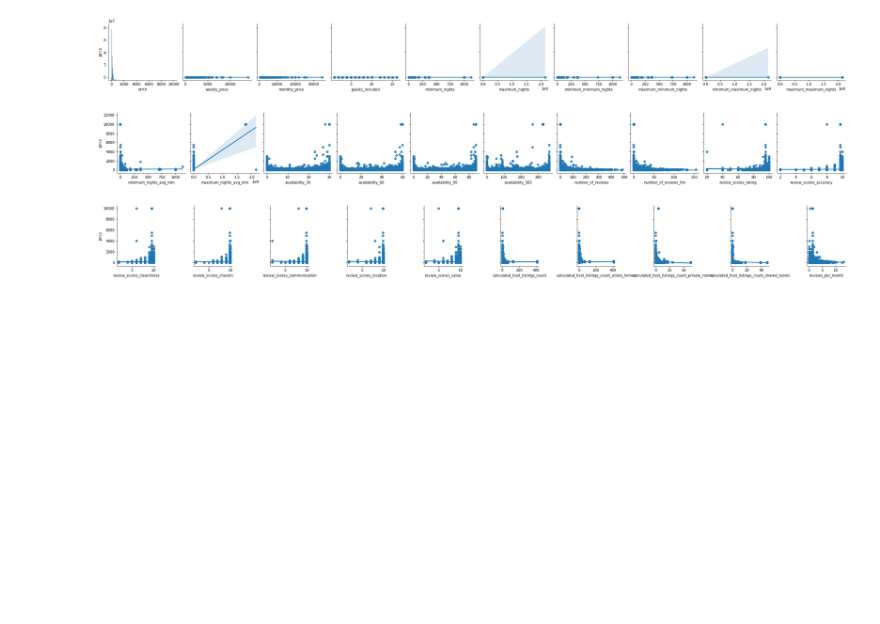
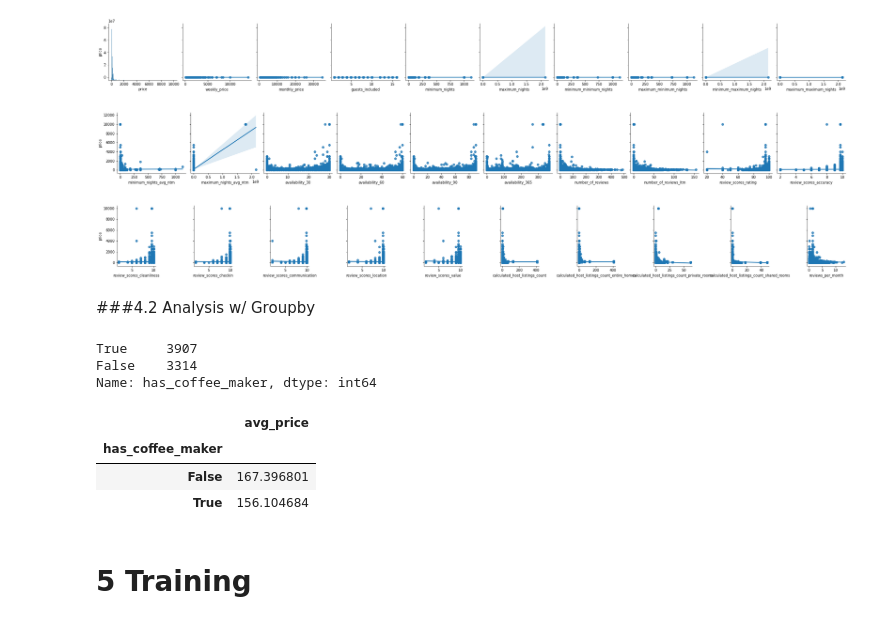
Before and after one commit to johnfcchan/crackdatescience, a Jupyter notebook: Prediction_on_Kaggle_AirBnB.ipynb, the cells around one changed output. Cells and saved outputs as stored; diff of their text form; code cells hidden in the pictures; blank space fills up the shorter version.

```diff
--- a/Prediction_on_Kaggle_AirBnB.ipynb
+++ b/Prediction_on_Kaggle_AirBnB.ipynb
@@ -401,3 +440,25 @@ for i in range(len(quan) // leng):
 [figure]
 [figure]
 [figure]
+# %% [markdown]
+###4.2 Analysis w/ Groupby
+# %%
+listings = df_imputations[0]
+listings.loc[:,"has_coffee_maker"] = ['coffee maker' in row.lower() for row in listings.amenities]
+print(listings.has_coffee_maker.value_counts())
+
+listings.groupby(
+    ["has_coffee_maker"]
+).agg(
+    avg_price = ("price", "mean")
+)
+# %% [output]
+True     3907
+False    3314
+Name: has_coffee_maker, dtype: int64
+|  | avg_price |
+| has_coffee_maker |  |
+| False | 167.396801 |
+| True | 156.104684 |
+# %% [markdown]
+# 5 Training
```
Also changed, not shown: parts of 11 cells of this notebook.
